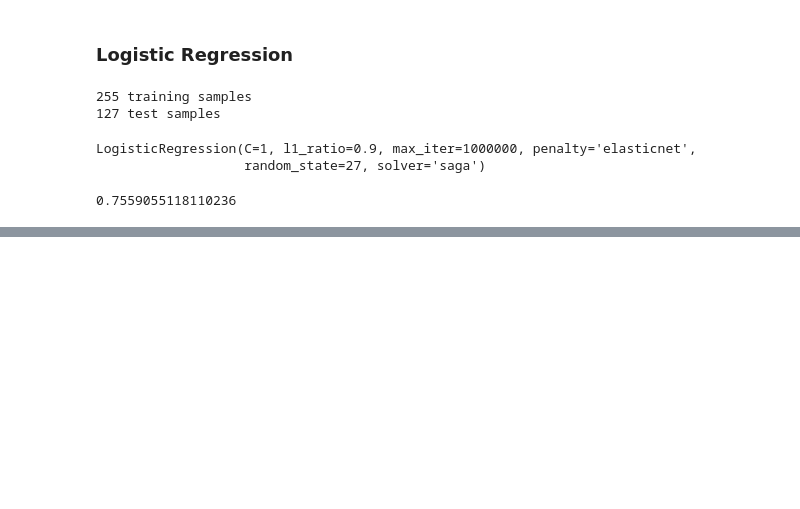
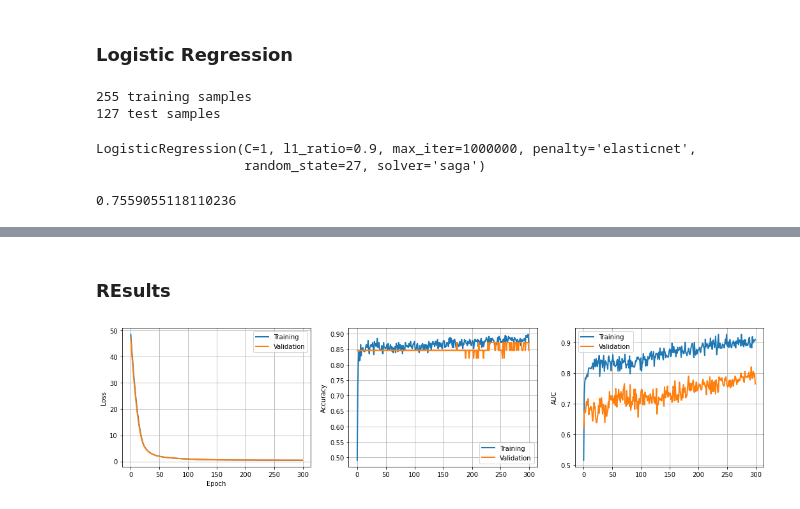
Before and after one commit to kennyldc/crispy-computing-machine, a Jupyter notebook: model/experiments.ipynb, the cells around one changed output, grey strips where cells are left out. Saved outputs shown, nothing was run; the diff lists cells and outputs as text; code cells hidden in the pictures; blank space fills up the shorter version.

```diff
--- a/model/experiments.ipynb
+++ b/model/experiments.ipynb
@@ -658,0 +619,32 @@ ImportError: SystemError: <built-in method __contains__ of dict object at 0x...>
+# %%
+DNN.fit(x=sp.X_train, y=sp.Y_train, batch_size=16, epochs=300, validation_data=(sp.X_val, sp.Y_val),callbacks=[checkpoints])
+# %% [markdown]
+### REsults
+# %%
+plt.figure(figsize=(18, 4))
+
+plt.subplot(1, 3, 1)
+plt.plot(DNN.history.history['loss'], label='Training', linewidth=2)
+plt.plot(DNN.history.history['val_loss'], label='Validation', linewidth=2)
+plt.legend()
+plt.xlabel('Epoch')
+plt.ylabel('Loss')
+plt.grid(True)
+
+plt.subplot(1, 3, 2)
+plt.plot(DNN.history.history['accuracy'], label='Training', linewidth=2)
+plt.plot(DNN.history.history['val_accuracy'], label='Validation', linewidth=2)
+plt.legend()
+plt.ylabel('Accuracy')
+plt.grid(True)
+
+plt.subplot(1, 3, 3)
+plt.plot(DNN.history.history['auc'], label='Training', linewidth=2)
+plt.plot(DNN.history.history['val_auc'], label='Validation', linewidth=2)
+plt.legend()
+plt.ylabel('AUC')
+plt.grid(True)
+
+plt.show()
+# %% [output]
+[figure, added]
```
Also changed, not shown: parts of 16 cells of this notebook.
